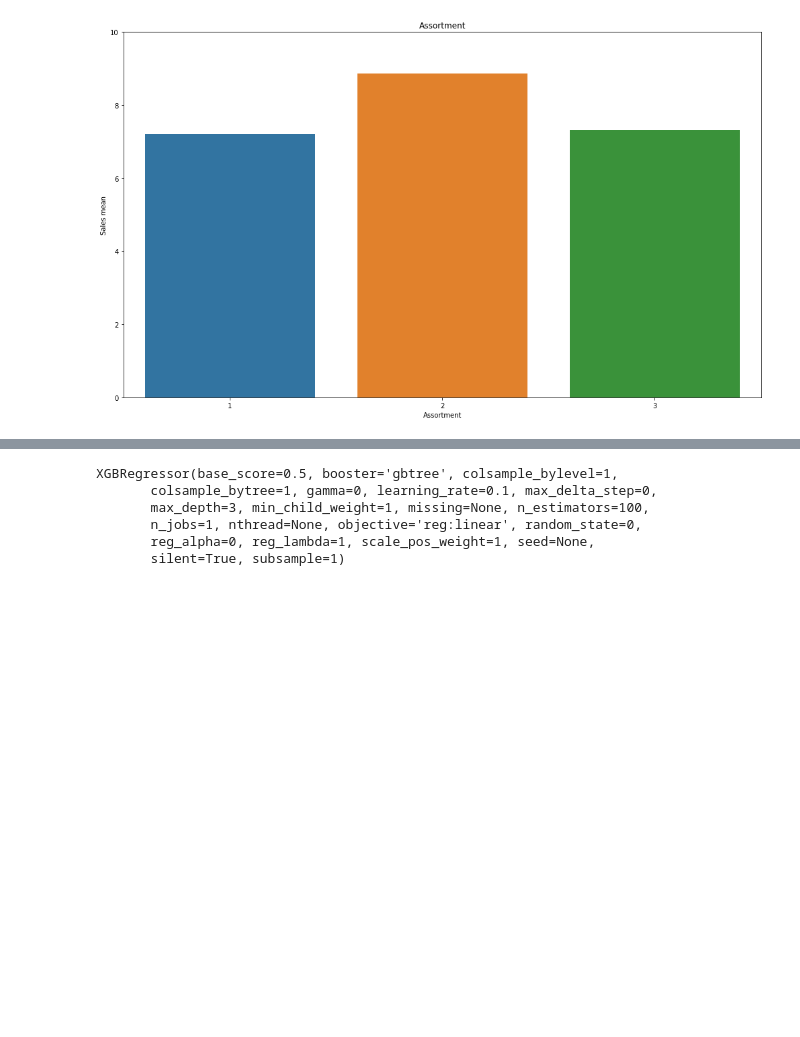
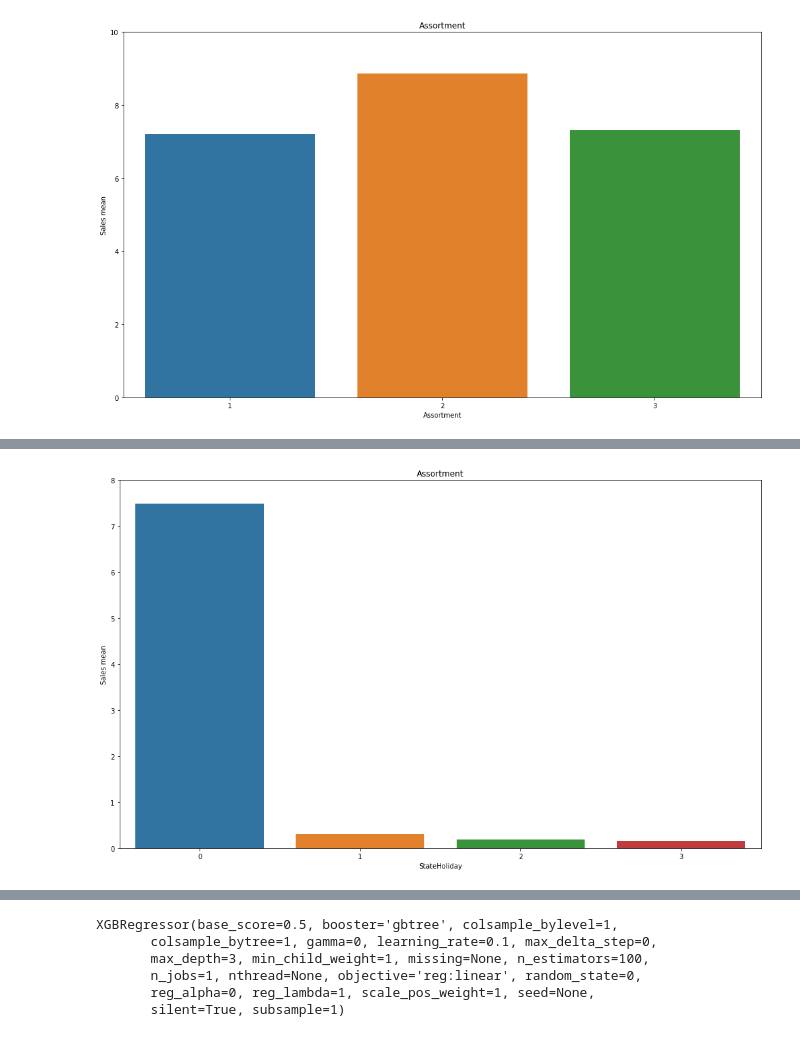
Before and after one commit to xueweiyema/ForecastRossmannStoreSales, a Jupyter notebook: script/proposal.ipynb, the cells around one changed output, grey strips where cells are left out. Saved outputs shown, nothing was run; the diff lists cells and outputs as text; code cells hidden in the pictures; blank space fills up the shorter version.

```diff
--- a/script/proposal.ipynb
+++ b/script/proposal.ipynb
@@ -626,6 +626,7 @@ plt.show()
 # oneHot处理StoreType
 pdtemp=pd.get_dummies(train_store['StoreType'],prefix='StoreType')
 train_store= pd.concat([train_store,pdtemp], axis=1)
+train_store.drop('StoreType',axis=1, inplace=True)
 train_store.head()
 # %% [output]
 |  | Store | DayOfWeek | Sales | Customers | Open | Promo | StateHoliday | SchoolHoliday | Year | ... |
@@ -649,6 +649,6 @@ plt.show()
 [figure]
 # %%
 # oneHot处理Assortment
-pdtemp=pd.get_dummies(train_store['StoreType'],prefix='StoreType')
-train_store= pd.concat([train_store,pdtemp], axis=1)
+train_store= pd.concat([train_store,pd.get_dummies(train_store['Assortment'],prefix='Assortment')], axis=1)
+train_store.drop('Assortment',axis=1, inplace=True)
 train_store.head()
@@ -654,0 +663,11 @@ train_store.head()
+# %%
+ph = train_store.groupby('StateHoliday')['Sales'].mean()
+plt.subplots(1,1,figsize=(17,10))
+plt.ylim(ymin=0)
+plt.ylim(ymax=8)
+plt.title('Assortment')
+plt.ylabel('Sales mean')
+sns.barplot(ph.index,ph.values)
+plt.show()
+# %% [output]
+[figure, added]
```
Also changed, not shown: parts of 16 cells of this notebook.
